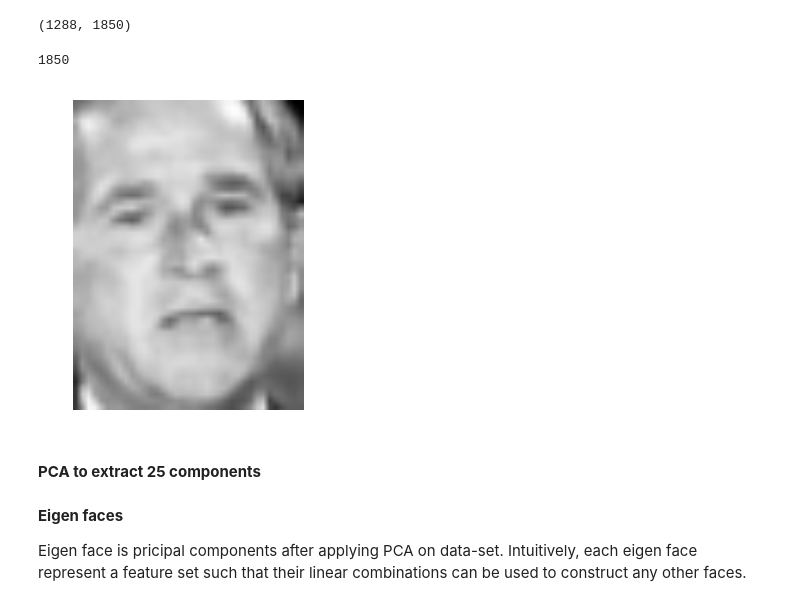
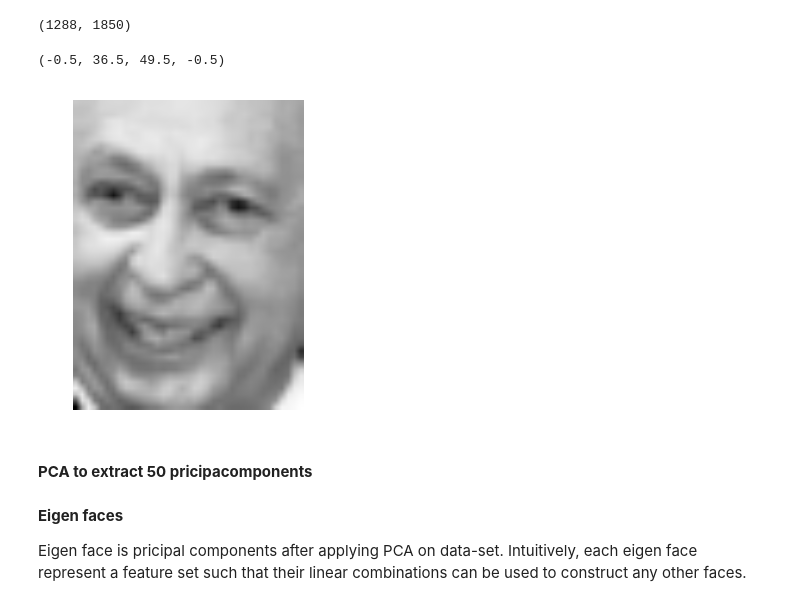
Before and after one commit to KimiaLab/SYDE-522, a Jupyter notebook: Tutorials/tut2.ipynb, the cells around one changed output. Saved outputs shown, nothing was run; the diff lists cells and outputs as text; code cells hidden in the pictures.

```diff
--- a/Tutorials/tut2.ipynb
+++ b/Tutorials/tut2.ipynb
@@ -185,13 +186,13 @@ lfw_people.data.shape
 # %% [output]
 (1288, 1850)
 # %%
-plt.imshow(lfw_people.images[2], cmap='Greys_r')
+plt.imshow(lfw_people.images[4], cmap='Greys_r')
 plt.axis('off')
 # %% [output]
-1850
+(-0.5, 36.5, 49.5, -0.5)
-[figure, old version]
+[figure, new version]
 # %% [markdown]
-**PCA to extract 25 components**
+**PCA to extract 50 pricipacomponents**
 # %%
 n_components = 50
 X = lfw_people.data
```
Also changed, not shown: parts of 20 cells of this notebook.
